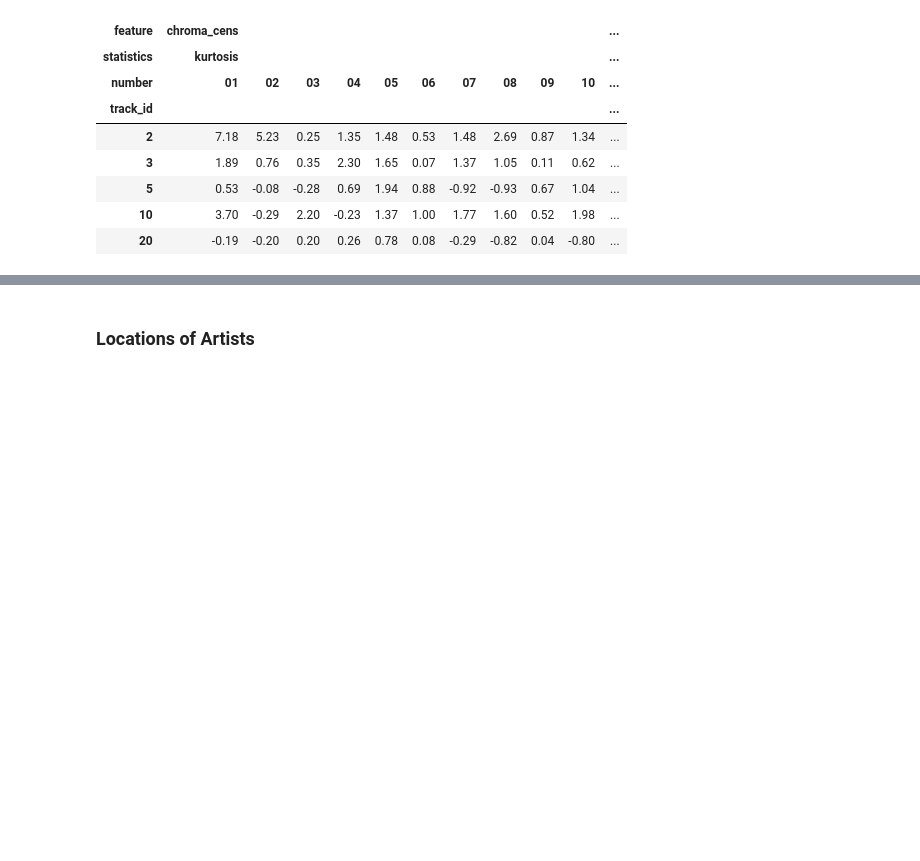
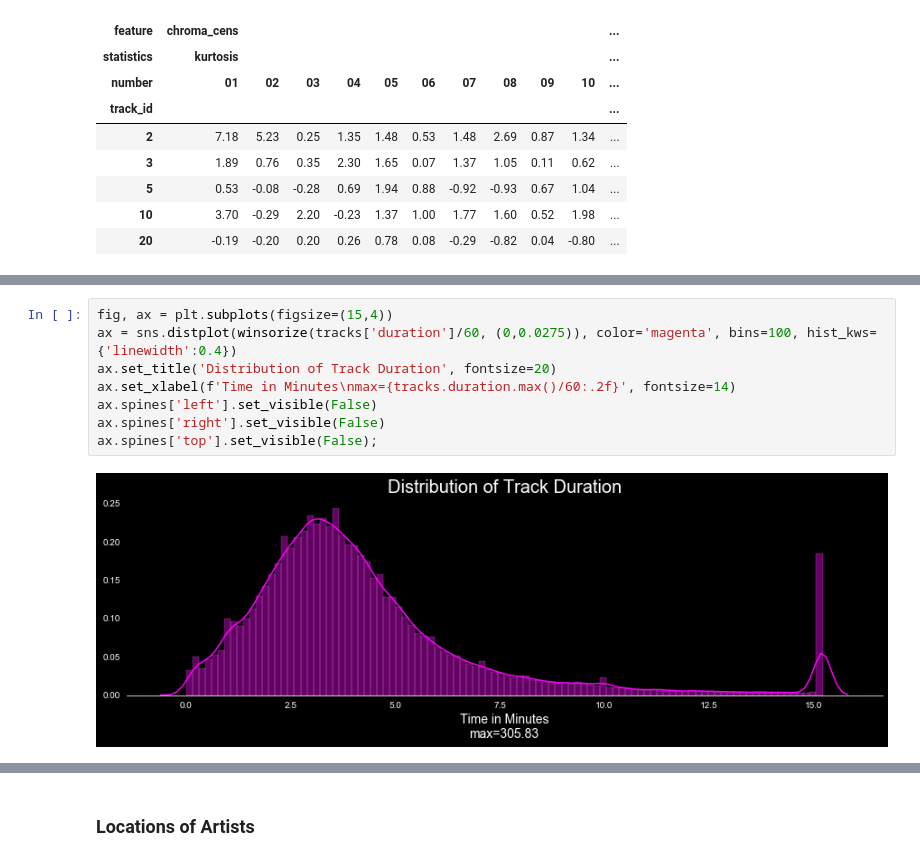
Before and after one commit to dancassin/Thinkful, a Jupyter notebook: 25.1 Supervised Learning Capstone.ipynb, the cells around one changed output, grey strips where cells are left out. Cells and saved outputs as stored; diff of their text form; blank space fills up the shorter version.

```diff
--- a/25.1 Supervised Learning Capstone.ipynb
+++ b/25.1 Supervised Learning Capstone.ipynb
@@ -77,0 +88,10 @@ memory usage: 8.9+ MB
+# %%
+fig, ax = plt.subplots(figsize=(15,4))
+ax = sns.distplot(winsorize(tracks['duration']/60, (0,0.0275)), color='magenta', bins=100, hist_kws={'linewidth':0.4})
+ax.set_title('Distribution of Track Duration', fontsize=20)
+ax.set_xlabel(f'Time in Minutes\nmax={tracks.duration.max()/60:.2f}', fontsize=14)
+ax.spines['left'].set_visible(False)
+ax.spines['right'].set_visible(False)
+ax.spines['top'].set_visible(False);
+# %% [output]
+[figure, added]
```
Also changed, not shown: parts of 23 cells of this notebook.
